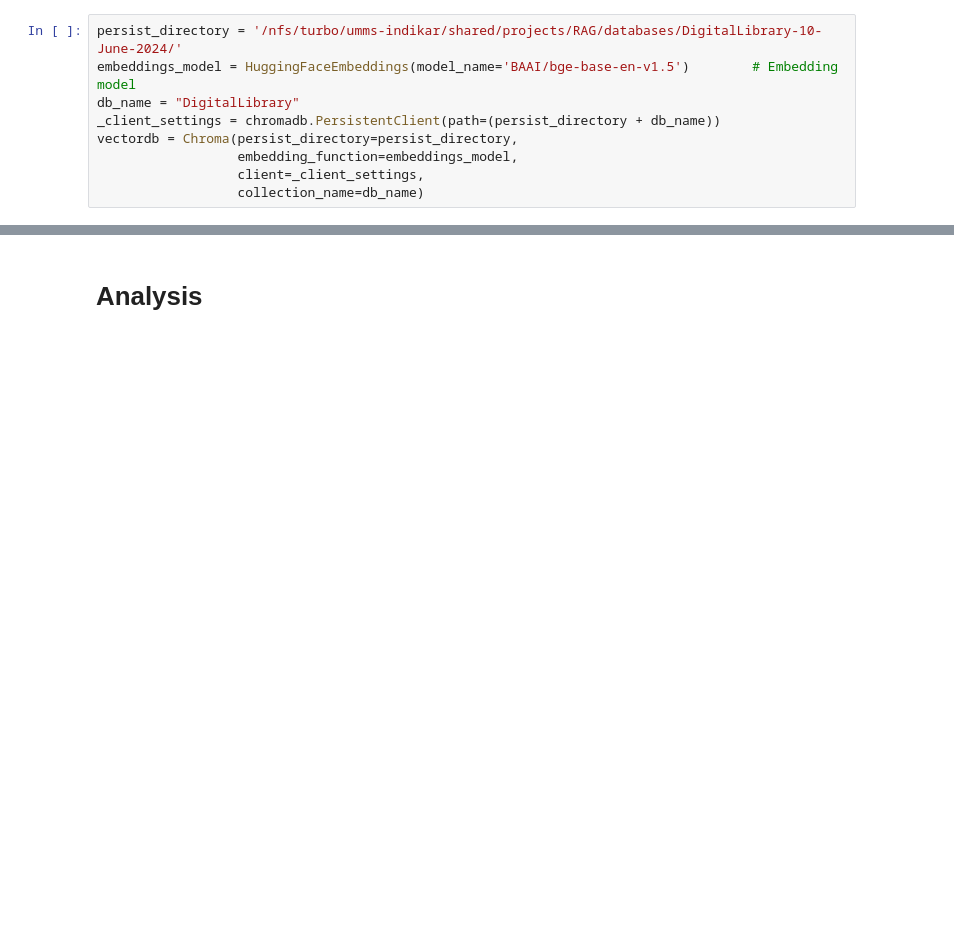
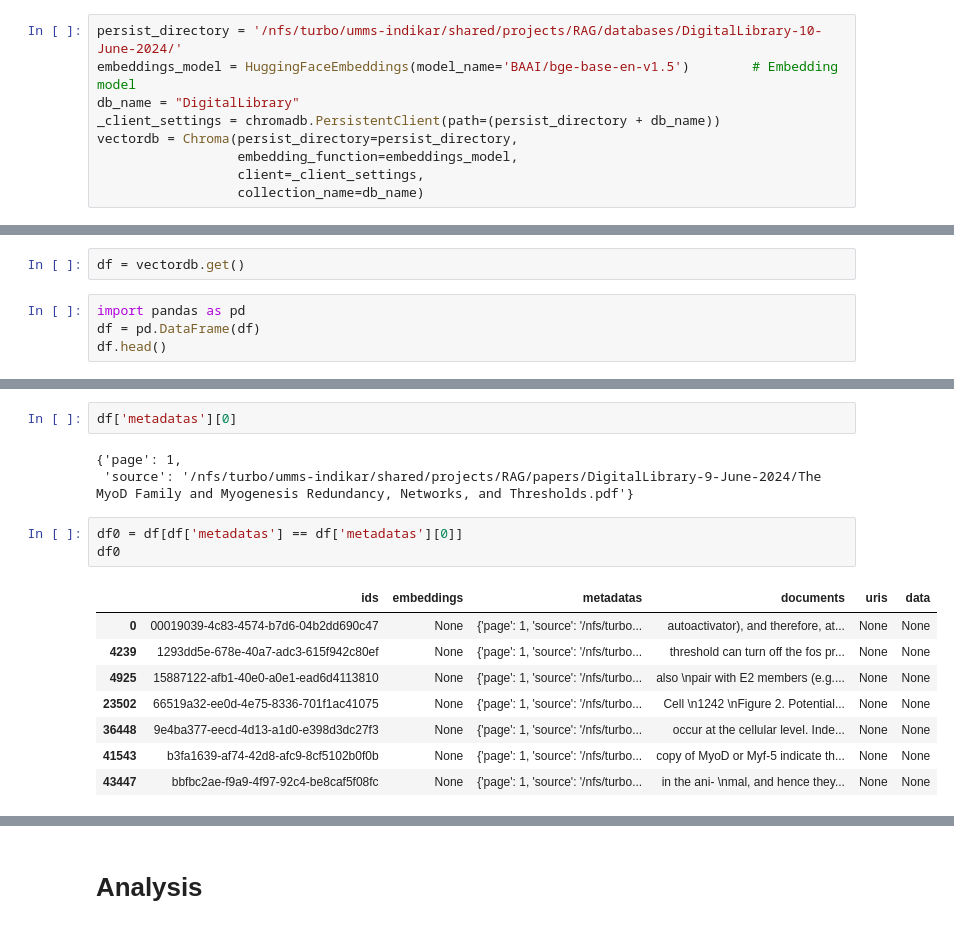
Before and after one commit to Jpickard1/BRAD, a Jupyter notebook: experimental/DigitalLibrary.ipynb, the cells around one changed output, grey strips where cells are left out. Saved outputs shown, nothing was run; the diff lists cells and outputs as text; blank space fills up the shorter version.

```diff
--- a/experimental/DigitalLibrary.ipynb
+++ b/experimental/DigitalLibrary.ipynb
@@ -99,0 +104,6 @@ vectordb = Chroma(persist_directory=persist_directory,
+# %%
+df = vectordb.get()
+# %%
+import pandas as pd
+df = pd.DataFrame(df)
+df.head()
@@ -99,0 +117,17 @@ vectordb = Chroma(persist_directory=persist_directory,
+# %%
+df['metadatas'][0]
+# %% [output]
+{'page': 1,
+ 'source': '/nfs/turbo/umms-indikar/shared/projects/RAG/papers/DigitalLibrary-9-June-2024/The MyoD Family and Myogenesis Redundancy, Networks, and Thresholds.pdf'}
+# %%
+df0 = df[df['metadatas'] == df['metadatas'][0]]
+df0
+# %% [output]
+|  | ids | embeddings | metadatas | documents | uris | data |
+| 0 | 00019039-4c83-4574-b7d6-04b2dd690c47 | None | {'page': 1, 'source': '/nfs/turbo... | autoactivator), and therefore, at... | None | None |
+| 4239 | 1293dd5e-678e-40a7-adc3-615f942c80ef | None | {'page': 1, 'source': '/nfs/turbo... | threshold can turn off the fos pr... | None | None |
+| 4925 | 15887122-afb1-40e0-a0e1-ead6d4113810 | None | {'page': 1, 'source': '/nfs/turbo... | also \npair with E2 members (e.g.... | None | None |
+| 23502 | 66519a32-ee0d-4e75-8336-701f1ac41075 | None | {'page': 1, 'source': '/nfs/turbo... | Cell \n1242 \nFigure 2. Potential... | None | None |
+| 36448 | 9e4ba377-eecd-4d13-a1d0-e398d3dc27f3 | None | {'page': 1, 'source': '/nfs/turbo... | occur at the cellular level. Inde... | None | None |
+| 41543 | b3fa1639-af74-42d8-afc9-8cf5102b0f0b | None | {'page': 1, 'source': '/nfs/turbo... | copy of MyoD or Myf-5 indicate th... | None | None |
+| 43447 | bbfbc2ae-f9a9-4f97-92c4-be8caf5f08fc | None | {'page': 1, 'source': '/nfs/turbo... | in the ani- \nmal, and hence they... | None | None |
```
Also changed, not shown: parts of 3 cells of this notebook, 3 other files.
